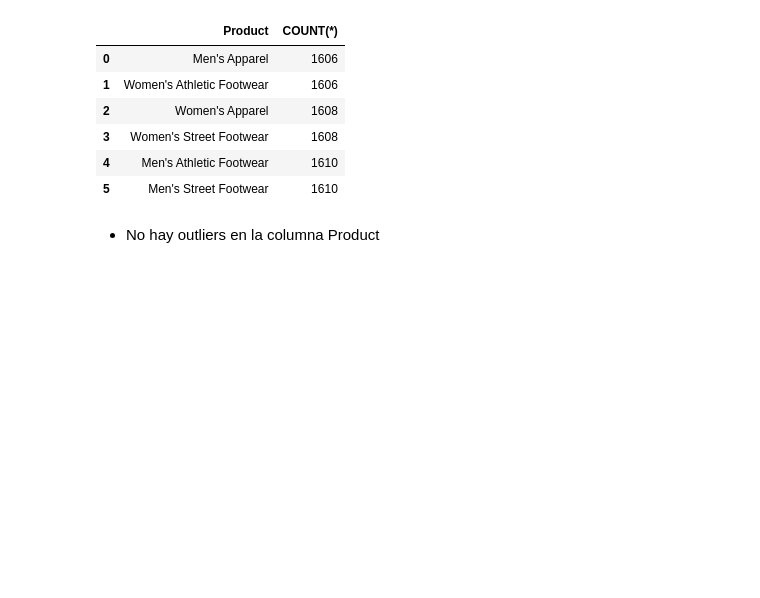
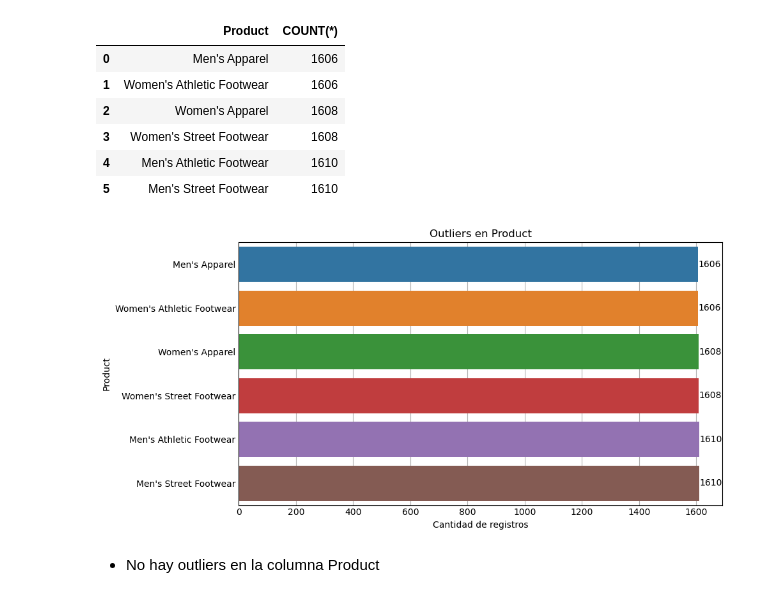
Before and after one commit to Dilmer-Rojas/Ventas_Adidas, a Jupyter notebook: notebooks/1.eda_rapido.ipynb, the cells around one changed output. Cells and saved outputs as stored; diff of their text form; code cells hidden in the pictures; blank space fills up the shorter version.

```diff
--- a/notebooks/1.eda_rapido.ipynb
+++ b/notebooks/1.eda_rapido.ipynb
@@ -298,6 +297,25 @@ outliers_dc
 | 3 | Women's Street Footwear | 1608 |
 | 4 | Men's Athletic Footwear | 1610 |
 | 5 | Men's Street Footwear | 1610 |
+# %%
+plt.figure(figsize=(10, 5))
+ax = sns.barplot(data=outliers_dc, y='Product', x='COUNT(*)', palette='tab10')
+
+# Añadir valores al final de cada barra
+for p in ax.patches:
+    ancho = p.get_width()
+    ax.text(ancho + 1,                           # posición x (ligeramente a la derecha)
+            p.get_y() + p.get_height() / 2,     # posición y (centro de la barra)
+            int(ancho),                         # valor a mostrar
+            va='center')                        # alineación vertical
+
+plt.title('Outliers en Product')
+plt.xlabel('Cantidad de registros')
+plt.ylabel('Product')
+plt.tight_layout()
+plt.show()
+# %% [output]
+[figure, added]
 # %% [markdown]
 - No hay outliers en la columna Product
 # %% [markdown]
```
Also changed, not shown: parts of 2 cells of this notebook.
